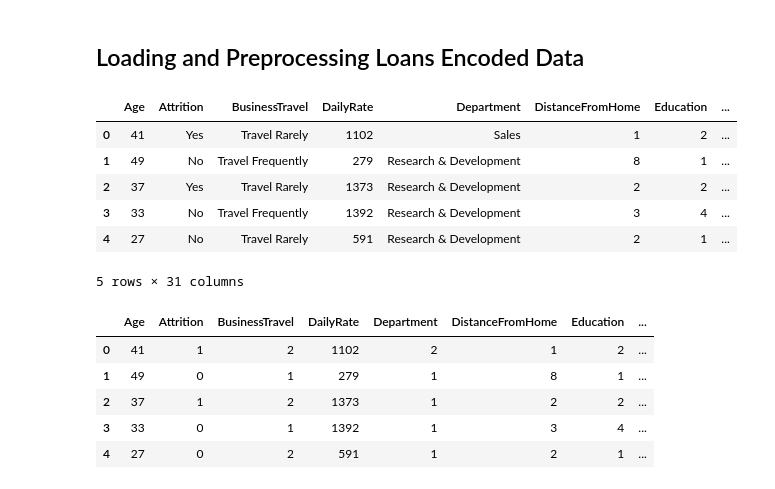
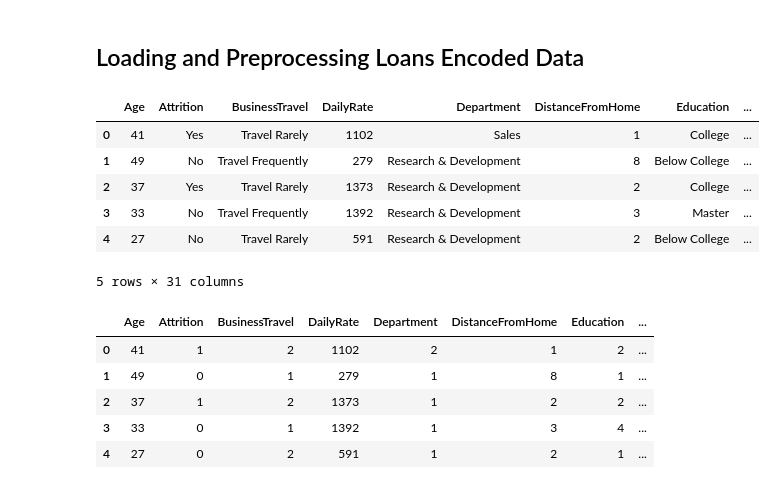
Before and after one commit to alvin-giang/Employee_Atrrition_Prediction, a Jupyter notebook: Data_Analysis/logistic_regression_model.ipynb, the cells around one changed output. Saved outputs shown, nothing was run; the diff lists cells and outputs as text; code cells hidden in the pictures.

```diff
--- a/Data_Analysis/logistic_regression_model.ipynb
+++ b/Data_Analysis/logistic_regression_model.ipynb
@@ -21,17 +21,17 @@ warnings.filterwarnings('ignore')
 ## Loading and Preprocessing Loans Encoded Data
 # %%
 # Read the dataset file with the Pandas
-dataset_df = pd.read_csv("../Outputs/Employee_attrition.csv")
+dataset_df = pd.read_csv("../Outputs/Dataset/Employee_attrition.csv")
 
 # Display the dataframe
 dataset_df.head()
 # %% [output]
 |  | Age | Attrition | BusinessTravel | DailyRate | Department | DistanceFromHome | Education | ... |
-| 0 | 41 | Yes | Travel Rarely | 1102 | Sales | 1 | 2 | ... |
-| 1 | 49 | No | Travel Frequently | 279 | Research & Development | 8 | 1 | ... |
-| 2 | 37 | Yes | Travel Rarely | 1373 | Research & Development | 2 | 2 | ... |
-| 3 | 33 | No | Travel Frequently | 1392 | Research & Development | 3 | 4 | ... |
-| 4 | 27 | No | Travel Rarely | 591 | Research & Development | 2 | 1 | ... |
+| 0 | 41 | Yes | Travel Rarely | 1102 | Sales | 1 | College | ... |
+| 1 | 49 | No | Travel Frequently | 279 | Research & Development | 8 | Below College | ... |
+| 2 | 37 | Yes | Travel Rarely | 1373 | Research & Development | 2 | College | ... |
+| 3 | 33 | No | Travel Frequently | 1392 | Research & Development | 3 | Master | ... |
+| 4 | 27 | No | Travel Rarely | 591 | Research & Development | 2 | Below College | ... |
 5 rows × 31 columns
 # %%
 # Encode categorical variables
```
Also changed, not shown: parts of 5 cells of this notebook, 2 other files.
